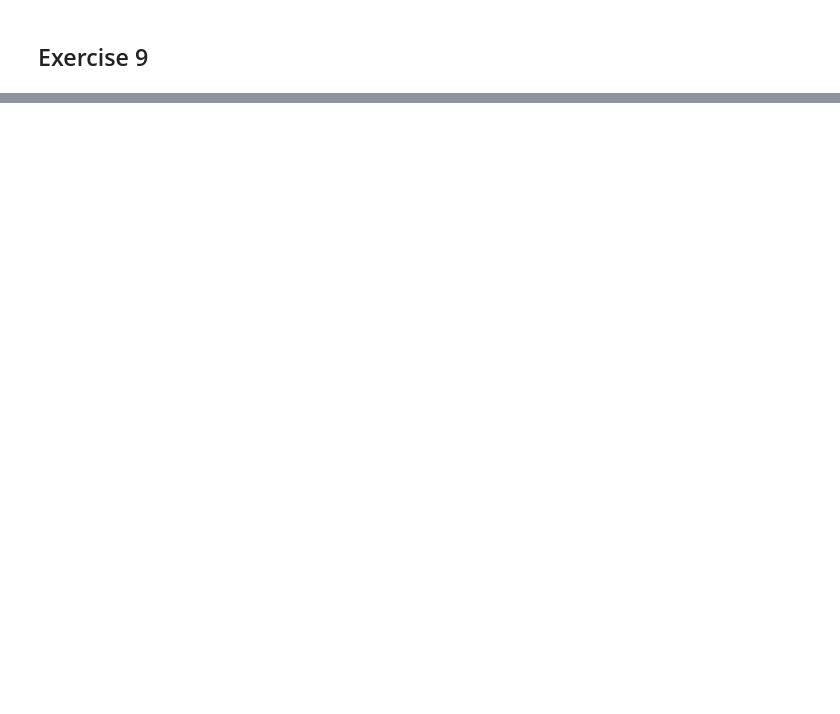
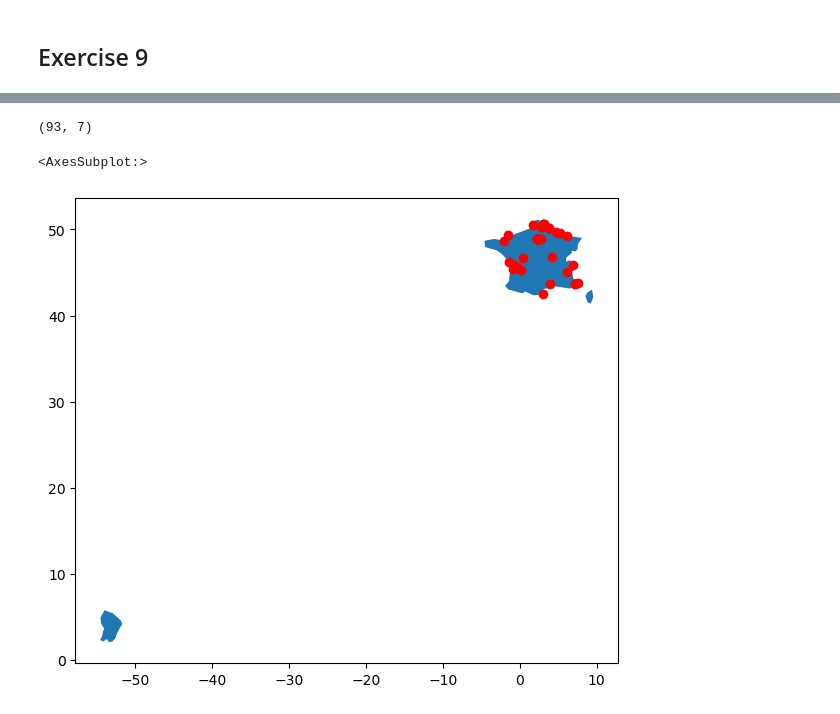
Before and after one commit to slukas99/DSPM_Assignment5, a Jupyter notebook: Schick_Lukas_Assignment5_Python.ipynb, the cells around one changed output, grey strips where cells are left out. Saved outputs shown, nothing was run; the diff lists cells and outputs as text; code cells hidden in the pictures; blank space fills up the shorter version.

```diff
--- a/Schick_Lukas_Assignment5_Python.ipynb
+++ b/Schick_Lukas_Assignment5_Python.ipynb
@@ -163,0 +296,34 @@ np.shape(venues)
+# %%
+#print shape
+np.shape(venues)
+# %% [output]
+(93, 7)
+# %%
+#drop NAs from latitude and longitude
+longitude = pd.to_numeric(venues["longitude"].dropna())
+latitude = pd.to_numeric(venues["latitude"].dropna())
+# %%
+#only keep values within the specified country bounds
+latitude = latitude.loc[lambda x : (x > 42.333) & (x < 51.083)]
+# %%
+#for longitude, see which indices remain for latitude, as a lot of longitude values are automatically
+#set to 0 when no data is available, which is within the bounds of France, but is not real data
+longitude = longitude[longitude.index.isin(latitude.index)]
+# %%
+#check if some data still needs to be deleted according to the country bounds for longitude
+longitude = longitude.loc[lambda x : (x > -4.783) & (x < 8.216)]
+# %%
+#plot the venues on a map of France
+import geopandas as gpd
+import matplotlib.pyplot as plt
+
+fig, ax = plt.subplots(figsize=(7,7))
+ax.plot(longitude, latitude, 'ro')
+# get a base map of Germany
+map = gpd.read_file(gpd.datasets.get_path("naturalearth_lowres"))
+map = map[map.name == "France"]
+# plot the map
+map.plot(ax = ax)
+# %% [output]
+<AxesSubplot:>
+[figure, added]
```
Also changed, not shown: parts of 18 cells of this notebook.
